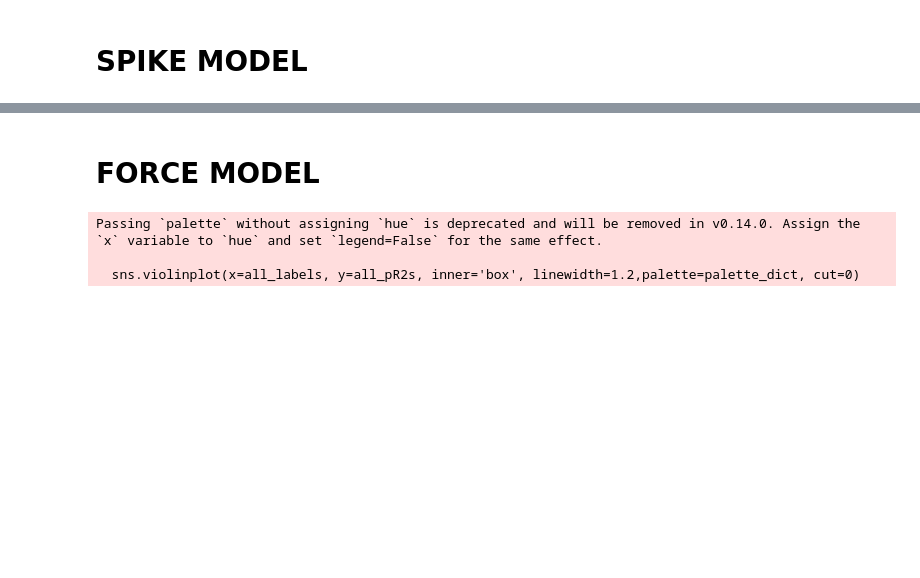
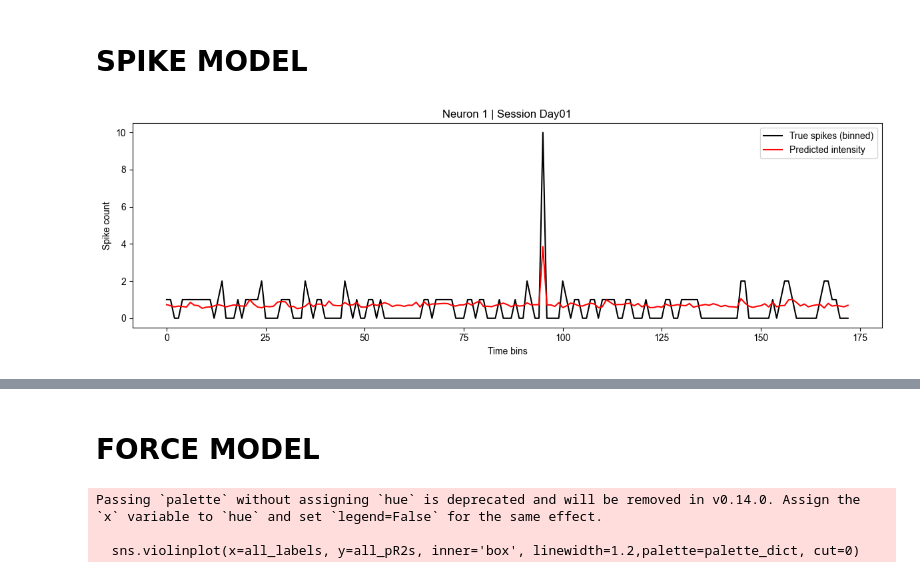
Before and after one commit to natmtc/flexible-motoneuron-control, a Jupyter notebook: GLM_analysis.ipynb, the cells around one changed output, grey strips where cells are left out. Saved outputs shown, nothing was run; the diff lists cells and outputs as text; code cells hidden in the pictures; blank space fills up the shorter version.

```diff
--- a/GLM_analysis.ipynb
+++ b/GLM_analysis.ipynb
@@ -403,69 +403,47 @@ session_files6 = {
 # %%
 from functions_experimental_data_Bräckleinexp.GLM_analysis_spikes_pred import *
 
+def make_weights(y, low_thr=1, w_low=15.0):
+    # 3x weight on small counts; tune w_low (2–10)
+    return np.where(y <= low_thr, w_low, 1.0)
+
 # === Parameters ===
-folder_path = '/Users/nmt121/Desktop/DATA/S7/' #path to experimental data
-session_files = session_files7 #path to the names of the files
+folder_path = '/Users/nmt121/Desktop/DATA/S1/'  #path to experimental data
+session_files = session_files1                  #path to the names of the files
 
-bin_size_ms = 200
-fsamp = 2048 #fsamp exp data
-window_duration = 0.3  # for smoothing FR (in seconds)
+bin_size_ms = 100
+fsamp = 2048  #fsamp exp data
 
 # Regularization
 alpha_grid = {'poissonregressor__alpha': [0.1, 1, 10, 100, 1000]}
 session_results = {}
-session_max_firing_rates = {}
 
-def compute_firing_rates(spike_array, fs, window_duration=0.3):
-    window_samples = int(round(window_duration * fs))  # Convert duration to samples
-    hanning_window = windows.hann(window_samples)  # Create Hanning window
-    hanning_window /= np.sum(hanning_window)  # Normalize window
-
-    smoothed_firing_rates = np.zeros_like(spike_array, dtype=float)
-
-    for i in range(spike_array.shape[0]):
-        smoothed_firing_rates[i, :] = convolve(spike_array[i, :], hanning_window, mode='same') * fs
-
-    return smoothed_firing_rates
 # === Cross-validation setup ===
 outer_kf = KFold(n_splits=10, shuffle=True, random_state=42)
 
 for session, pkl_files in session_files.items():
-
     session_pR2 = []
     max_frs_this_session = []
-
     trial_data_list = []
-    spike_data_list = []
 
     for file in pkl_files:
         glm_data, data, mnpair = load_and_preprocess(file, folder_path, bin_size_ms, fsamp)
         trial_data_list.append(glm_data.T)  # (neurons, time_bins)
-
         data_MU = np.array(data['MU'].tolist())  # (neurons, samples)
-        spike_data_list.append(data_MU)
 
     concatenated_data = np.hstack(trial_data_list)  # (neurons, total_time_bins)
-    concatenated_spikes = np.hstack(spike_data_list)  # (neurons, total_samples)
-
-    smoothed_frs = compute_firing_rates(data_MU, fsamp, window_duration=0.3) # this is for computing
-
-
     num_neurons = concatenated_data.shape[0]
 
     for target_idx in range(num_neurons):
-
         X, Y = create_glm_data(concatenated_data.T, target_idx)
-        if X is None or Y is None or np.sum(Y) < 20:
+        if X is None or Y is None or np.sum(Y) < 10:
             continue
 
-        # === True max FR based on spike trace ===
-        max_fr = np.max(smoothed_frs[target_idx, :])
-        max_frs_this_session.append((target_idx, max_fr))
+        Y = np.minimum(Y, 10)
 
         # === Hyperparameter tuning ===
-        pipeline = make_pipeline(StandardScaler(), PoissonRegressor(max_iter=1000))
-        inner_kf = KFold(n_splits=3, shuffle=True, random_state=42)
+        pipeline = make_pipeline(StandardScaler(), PoissonRegressor(max_iter=5000))
+        inner_kf = KFold(n_splits=10, shuffle=True, random_state=42)
         poisson_cv = GridSearchCV(pipeline, alpha_grid, cv=inner_kf, scoring='neg_mean_poisson_deviance')
         poisson_cv.fit(X, Y)
         best_alpha = poisson_cv.best_params_['poissonregressor__alpha']
@@ -475,15 +453,33 @@ for session, pkl_files in session_files.items():
         for train_idx, test_idx in outer_kf.split(X):
             X_train, X_test = X[train_idx], X[test_idx]
             Y_train, Y_test = Y[train_idx], Y[test_idx]
+            w_train = make_weights(Y_train)
 
-            if np.sum(Y_test) < 5:
-                continue
+            inner_kf = KFold(n_splits=10, shuffle=True, random_state=42)
+            pipe = make_pipeline(StandardScaler(), PoissonRegressor(max_iter=5000))
+            poisson_cv = GridSearchCV(pipe, alpha_grid, cv=inner_kf, scoring='neg_mean_poisson_deviance')
+            poisson_cv.fit(X_train, Y_train, **{'poissonregressor__sample_weight': w_train})
 
-            model = PoissonRegressor(alpha=best_alpha, max_iter=1000)
-            model.fit(X_train, Y_train)
+            best_est = poisson_cv.best_estimator_
+            best_est.fit(X_train, Y_train, poissonregressor__sample_weight=w_train)
+            y_pred = best_est.predict(X_test)
 
+            # compute_pR2 can remain unweighted, or add weights analogously
             pR2 = compute_pR2(model, X_test, Y_test)
             fold_pR2s.append(pR2)
+
+            # === Example spike count vs predicted ===
+            if target_idx == 1 and session == list(session_files.keys())[0]:
+                y_pred = model.predict(X_test)
+                plt.figure(figsize=(12,4))
+                plt.plot(Y_test, label="True spikes (binned)", color="black")
+                plt.plot(y_pred, label="Predicted intensity", color="red")
+                plt.xlabel("Time bins")
+                plt.ylabel("Spike count")
+                plt.title(f"Neuron {target_idx} | Session {session}")
+                plt.legend()
+                plt.tight_layout()
+                plt.show()
 
         if len(fold_pR2s) > 0:
             mean_pR2 = np.nanmean(fold_pR2s)
@@ -492,12 +488,6 @@ for session, pkl_files in session_files.items():
     if len(session_pR2) > 0:
         session_results[session] = session_pR2
 
-    if len(max_frs_this_session) > 0:
-        session_max_firing_rates[session] = max_frs_this_session
-        print(f"\n=== Max firing rates for session {session} ===")
-        for idx, fr in max_frs_this_session:
-            print(f"Neuron {idx}: {fr:.2f} Hz")
-
 # === PLOT RESULTS ===
 plt.figure(figsize=(12, 6))
 plt.rcParams.update({'font.family': 'Arial'})
@@ -505,39 +495,36 @@ plt.rcParams.update({'font.family': 'Arial'})
 # Prepare data for seaborn
 all_pR2s = []
 all_labels = []
+simplified_labels = {}
 
-simplified_labels = {}
 for session in session_results.keys():
     match = re.search(r'(\d+)', session)
     short_label = str(int(match.group(1))) if match else session
     simplified_labels[session] = short_label
 
 for session, pR2_values in session_results.items():
     all_pR2s.extend(pR2_values)
     all_labels.extend([simplified_labels[session]] * len(pR2_values))
 
 unique_sessions = sorted(set(all_labels), key=lambda x: int(x))
 N = len(unique_sessions)
-
 cmap = plt.get_cmap('plasma')
 colors = [cmap(i / (N - 1)) for i in range(N)]
 palette_dict = dict(zip(unique_sessions, colors))
 
 sns.violinplot(x=all_labels, y=all_pR2s, inner='box', linewidth=1.2, palette=palette_dict, cut=0)
 sns.stripplot(x=all_labels, y=all_pR2s, color='k', size=3, jitter=0.2, alpha=0.5)
 
 ax = plt.gca()
 for spine in ax.spines.values():
     spine.set_linewidth(1.4)
 
 plt.tick_params(width=1.4, length=6, labelsize=25)
 plt.xlabel("Session", fontsize=25, fontname="Arial")
 plt.ylabel("Decoding Accuracy (pR²)", fontsize=25, fontname="Arial")
 plt.ylim([-1, 1.1])
 sns.despine(top=True, right=True)
-
 plt.tight_layout()
-
-plt.savefig('/Users/nmt121/Desktop/Figures/GLM/GLM_Experimental_spikes_S7.pdf', dpi=300, bbox_inches='tight')
-plt.show()
+# plt.savefig('/Users/nmt121/Desktop/Figures/GLM/GLM_Experimental_spikes_S7.pdf', dpi=300, bbox_inches='tight')
 # %% [output]
+[figure, new version]
```
Also changed, not shown: parts of 3 cells of this notebook.
